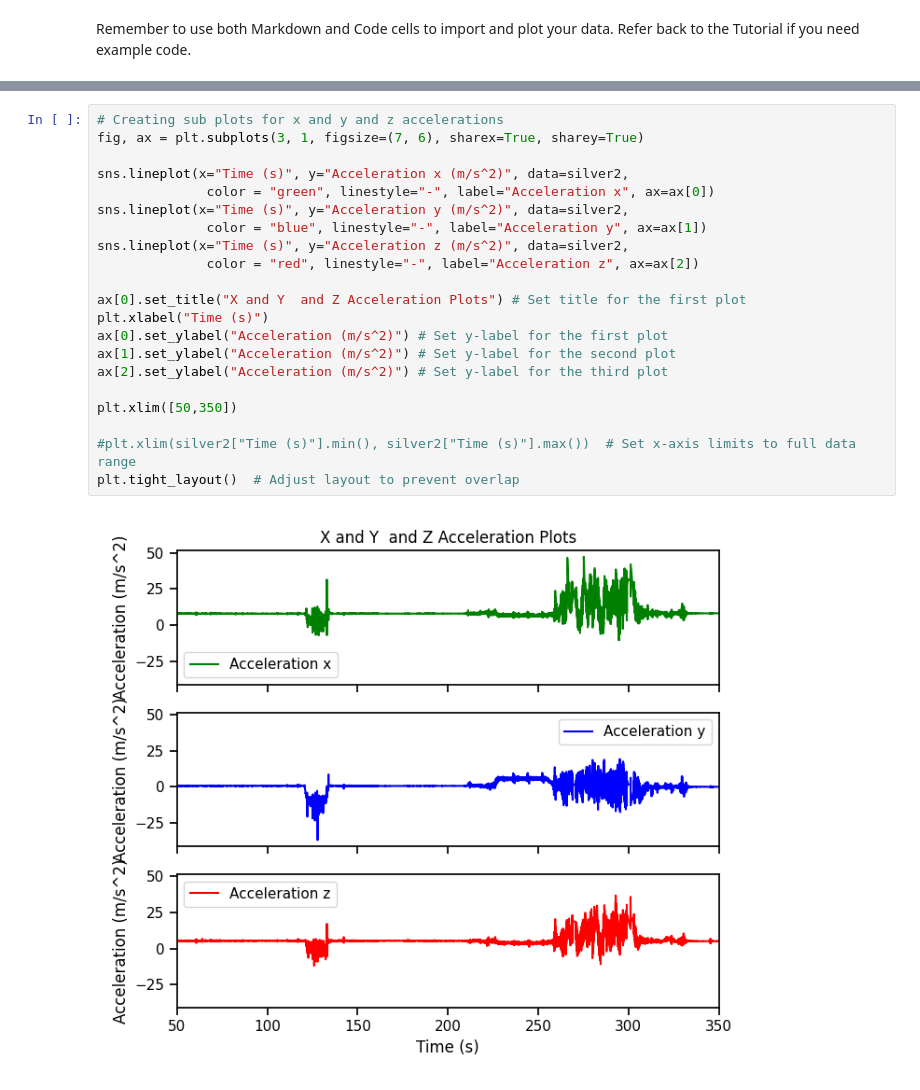
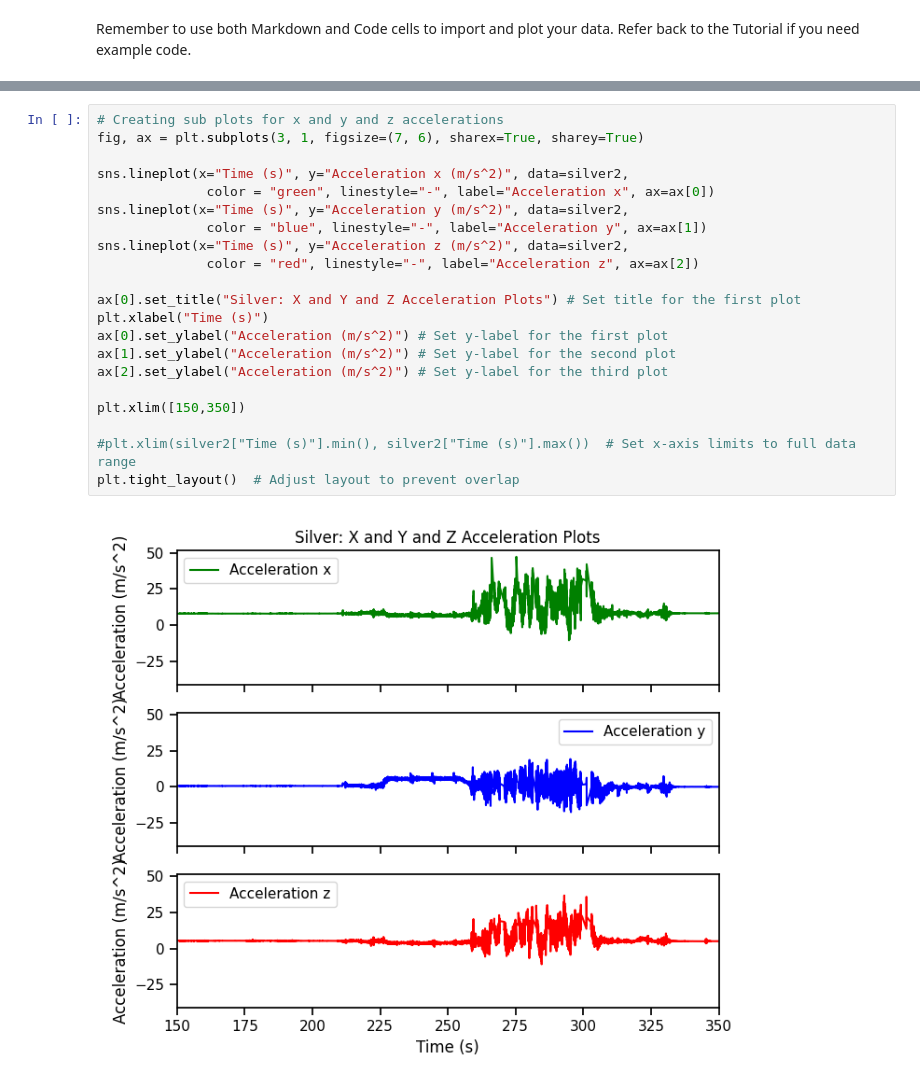
Before and after one commit to rkonecky/geng360-konecky, a Jupyter notebook: Lab 1 - Accelerometers/Lab 1 Data Processing.ipynb, the cells around one changed output, grey strips where cells are left out. Cells and saved outputs as stored; diff of their text form.

```diff
--- a/Lab 1 - Accelerometers/Lab 1 Data Processing.ipynb
+++ b/Lab 1 - Accelerometers/Lab 1 Data Processing.ipynb
@@ -93,23 +105,23 @@ silver2.head() #This will display the first few rows of the DataFrame
 # %%
 # Creating sub plots for x and y and z accelerations
 fig, ax = plt.subplots(3, 1, figsize=(7, 6), sharex=True, sharey=True)
 
 sns.lineplot(x="Time (s)", y="Acceleration x (m/s^2)", data=silver2,
               color = "green", linestyle="-", label="Acceleration x", ax=ax[0])
 sns.lineplot(x="Time (s)", y="Acceleration y (m/s^2)", data=silver2,
               color = "blue", linestyle="-", label="Acceleration y", ax=ax[1])
 sns.lineplot(x="Time (s)", y="Acceleration z (m/s^2)", data=silver2,
               color = "red", linestyle="-", label="Acceleration z", ax=ax[2])
 
-ax[0].set_title("X and Y  and Z Acceleration Plots") # Set title for the first plot
+ax[0].set_title("Silver: X and Y and Z Acceleration Plots") # Set title for the first plot
 plt.xlabel("Time (s)")
 ax[0].set_ylabel("Acceleration (m/s^2)") # Set y-label for the first plot
 ax[1].set_ylabel("Acceleration (m/s^2)") # Set y-label for the second plot
 ax[2].set_ylabel("Acceleration (m/s^2)") # Set y-label for the third plot
 
-plt.xlim([50,350])
+plt.xlim([150,350])
 
 #plt.xlim(silver2["Time (s)"].min(), silver2["Time (s)"].max())  # Set x-axis limits to full data range
 plt.tight_layout()  # Adjust layout to prevent overlap
 # %% [output]
-[figure, old version]
+[figure, new version]
```
Also changed, not shown: parts of 10 cells of this notebook, 10 other files.
